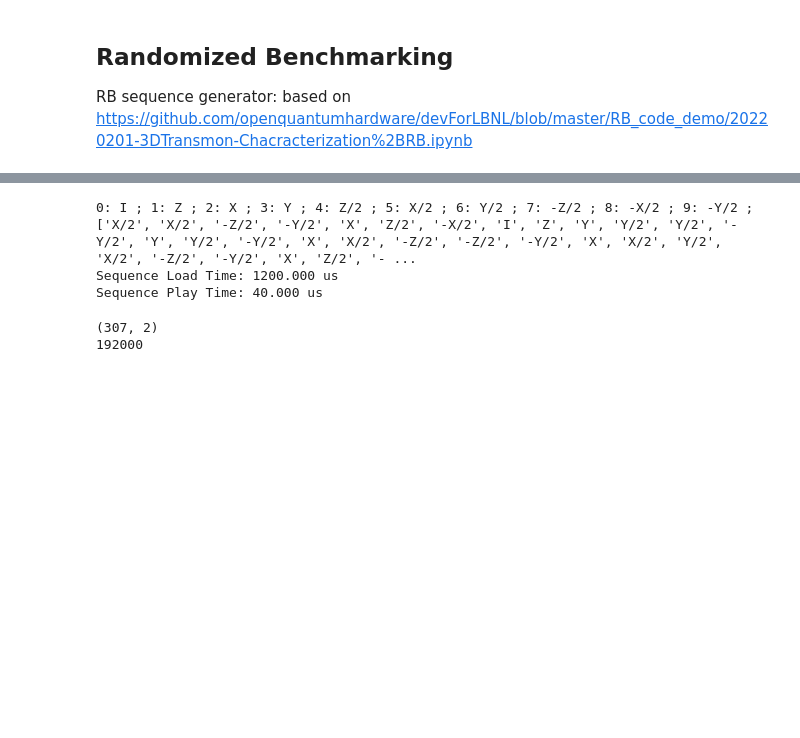
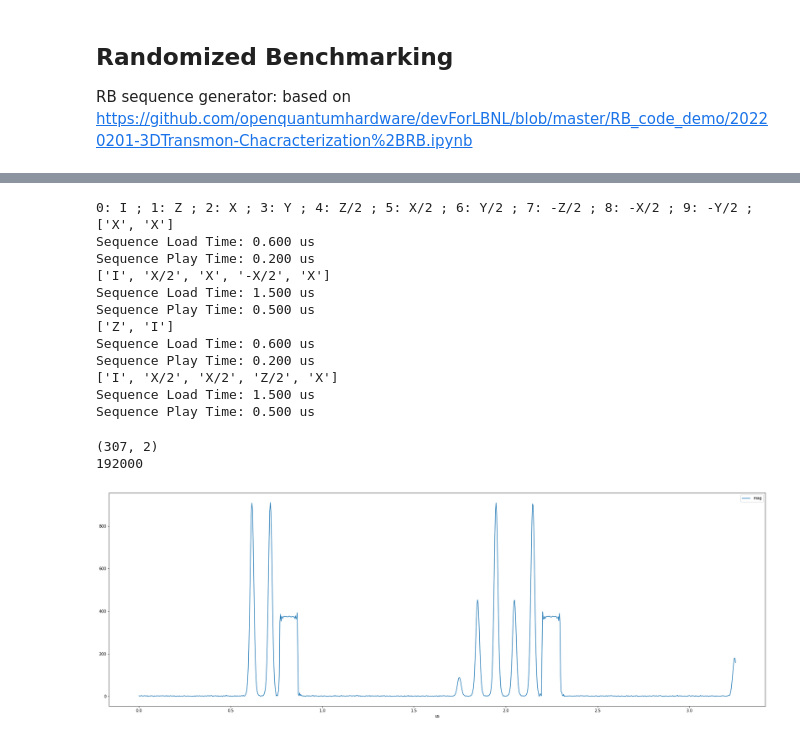
Before and after one commit to mmdiego/qick, a Jupyter notebook: firmware/testbench/testbench_notebooks/qick_rb/RB_tProc_v2_experiment.ipynb, the cells around one changed output, grey strips where cells are left out. Saved outputs shown, nothing was run; the diff lists cells and outputs as text; code cells hidden in the pictures; blank space fills up the shorter version.

```diff
--- a/firmware/testbench/testbench_notebooks/qick_rb/RB_tProc_v2_experiment.ipynb
+++ b/firmware/testbench/testbench_notebooks/qick_rb/RB_tProc_v2_experiment.ipynb
@@ -404,17 +414,17 @@ class RBSequenceProgram(AveragerProgramV2):
 # %%
-TRIG_TIME = 1.0
+TRIG_TIME = 0.0
 FREQ = 500
 RO_LEN = 2.0
+
 USE_LFSR = True
 LFSR_SEED = 123456789
 # LFSR_SEED = None  # use None to randomize the seed from python
+
 ACQUIRE_MODE = 'AVG'    # AVG, DEC
 # ACQUIRE_MODE = 'DEC'    # AVG, DEC
 
 GEN_CH = 0  # DAC228_T0_CH0
 RO_CH = 0   # ADC224_T0_CH0
-# GEN_CH = 7  # DAC229_T1_CH3
-# RO_CH = 1   # ADC224_T0_CH1
 
 qubit_params = {'pi_gain': 1.0, 'pi_2_gain': 0.5, 'freq': FREQ, 'z_gain': 0.2}
 
@@ -652,10 +662,7 @@ rb_config = {
 # # Test settings 1a - Averaged Acquire - NO LSFR
 # rb_config['acquire_mode']   = 'AVG'
 # rb_config['use_lfsr']       = False
-# rb_config['L']              = [1, 16, 64, 128, 512, 768, 1024]
-# # rb_config['L']            = [1, 16, 64]
-# rb_config['L']              = [768, 16, 1]
-# # rb_config['L']              = [2, 3]
+# rb_config['L']              = [2, 5]
 # rb_config['N_L']            = len(rb_config['L'])
 # rb_config['N_G']            = 1   # a.k.a: rounds
 # rb_config['N_E']            = 1   # a.k.a: reps
@@ -664,10 +671,7 @@ rb_config = {
 # # Test settings 1b - Averaged Acquire - LSFR
 # rb_config['acquire_mode']   = 'AVG'
 # rb_config['use_lfsr']       = True
-# rb_config['L']              = [1, 16, 64, 128, 512, 768, 1024]
-# # rb_config['L']            = [1, 16, 64]
-# rb_config['L']              = [768, 16, 1]
-# # rb_config['L']              = [2, 3]
+# rb_config['L']              = [2, 5]
 # rb_config['N_L']            = len(rb_config['L'])
 # rb_config['N_G']            = 1   # a.k.a: rounds
 # rb_config['N_E']            = 1   # a.k.a: reps
@@ -684,19 +688,19 @@ rb_config['N_G']            = 2   # a.k.a: rounds
 rb_config['N_E']            = 1   # a.k.a: reps
 rb_config['verbose']        = True
 
-# Test settings 2b - Decimation Acquire - LFSR
-rb_config['acquire_mode']   = 'DEC'
-rb_config['ro_len']         = 1.0
-rb_config['pulse_len_us']   = 0.025
-rb_config['pulse_len_us']   = 0.01
-rb_config['use_lfsr']       = True
-rb_config['L']              = [4000]
-rb_config['N_L']            = len(rb_config['L'])
-rb_config['N_G']            = 1   # a.k.a: rounds
-rb_config['N_E']            = 1   # a.k.a: reps
-rb_config['verbose']        = True
-rb_config['trig_time']      = 20.0 * rb_config['L'][0]//100
-# rb_config['trig_time']      = 200.0
+# # Test settings 2b - Decimation Acquire - LFSR
+# rb_config['acquire_mode']   = 'DEC'
+# rb_config['ro_len']         = 1.0
+# rb_config['pulse_len_us']   = 0.025
+# rb_config['pulse_len_us']   = 0.01
+# rb_config['use_lfsr']       = True
+# rb_config['L']              = [4000]
+# rb_config['N_L']            = len(rb_config['L'])
+# rb_config['N_G']            = 1   # a.k.a: rounds
+# rb_config['N_E']            = 1   # a.k.a: reps
+# rb_config['verbose']        = True
+# rb_config['trig_time']      = 20.0 * rb_config['L'][0]//100
+# # rb_config['trig_time']      = 200.0
 
 
 prog = RBSequenceProgram(soccfg, reps=rb_config['N_E'], final_delay=rb_config['relax_delay'], cfg=rb_config)
@@ -723,34 +727,45 @@ if (rb_config['acquire_mode'] == 'DEC'):
     #     plt.plot(t, np.abs(iq.dot([1,1j])), label="magnitude", ls='--')
     # plt.legend()
     # plt.ylabel("a.u.")
     # plt.xlabel("us")
 
     iq_ddr4 = soc.get_ddr4(nt=n_transfers, start=0)
     print(len(iq_ddr4))
     t = prog.get_time_axis_ddr4(RO_CH, iq_ddr4)
 
+    L = 1000
     plt.figure(figsize=[30,10])
     # plt.plot(t, iq_ddr4[:,0],label="I")
     # plt.plot(t, iq_ddr4[:,1],label="Q")
-    plt.plot(t, np.abs(iq_ddr4.dot([1,1j])),label="mag")
+    plt.plot(t[0:L], np.abs(iq_ddr4.dot([1,1j]))[0:L],label="mag")
     plt.xlabel("us")
     plt.legend()
 
 
 if (rb_config['acquire_mode'] == 'AVG'):
     iq_list = prog.acquire(soc, rounds=1)
     # iq_list = prog.acquire(soc, rounds=rb_config['N_G'])
 
     print(iq_list[0].shape)
 
     plt.figure(figsize=[20,10])
     plt.plot(np.abs(iq_list[0].dot([1,1j])), label="magnitude", ls='--', marker='x')
     plt.legend()
     plt.ylabel("a.u.")
 # %% [output]
 0: I ; 1: Z ; 2: X ; 3: Y ; 4: Z/2 ; 5: X/2 ; 6: Y/2 ; 7: -Z/2 ; 8: -X/2 ; 9: -Y/2 ;
-['X/2', 'X/2', '-Z/2', '-Y/2', 'X', 'Z/2', '-X/2', 'I', 'Z', 'Y', 'Y/2', 'Y/2', '-Y/2', 'Y', 'Y/2', '-Y/2', 'X', 'X/2', '-Z/2', '-Z/2', '-Y/2', 'X', 'X/2', 'Y/2', 'X/2', '-Z/2', '-Y/2', 'X', 'Z/2', '- ...
-Sequence Load Time: 1200.000 us
-Sequence Play Time: 40.000 us
+['X', 'X']
+Sequence Load Time: 0.600 us
+Sequence Play Time: 0.200 us
+['I', 'X/2', 'X', '-X/2', 'X']
+Sequence Load Time: 1.500 us
+Sequence Play Time: 0.500 us
+['Z', 'I']
+Sequence Load Time: 0.600 us
+Sequence Play Time: 0.200 us
+['I', 'X/2', 'X/2', 'Z/2', 'X']
+Sequence Load Time: 1.500 us
+Sequence Play Time: 0.500 us
 (307, 2)
 192000
+[figure, added]
```
Also changed, not shown: parts of 12 cells of this notebook.
